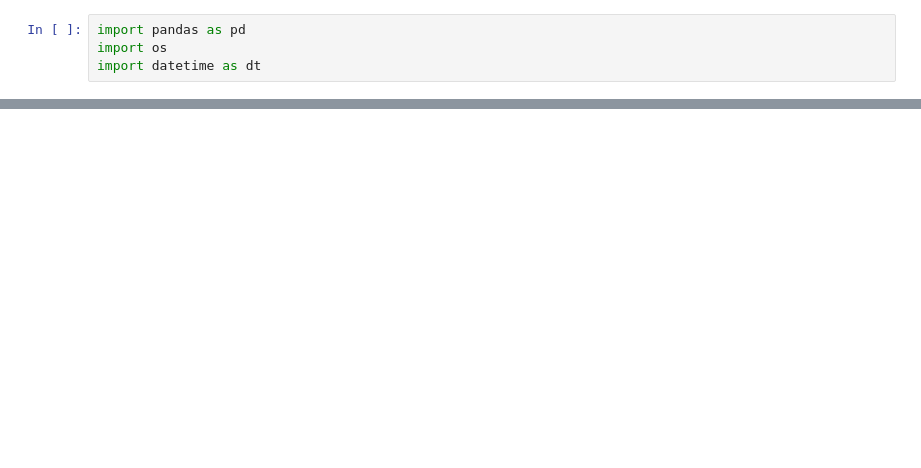
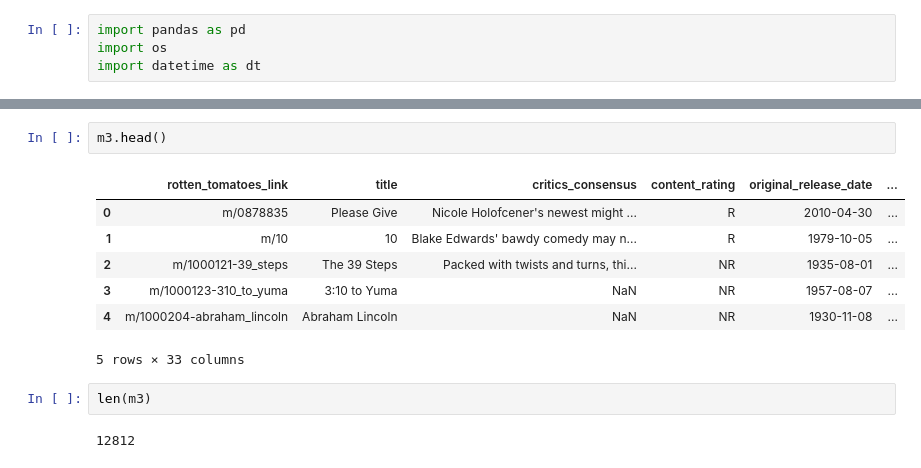
Before and after one commit to tnnixon/project2, a Jupyter notebook: movie_rating.ipynb, the cells around one changed output, grey strips where cells are left out. Saved outputs shown, nothing was run; the diff lists cells and outputs as text; blank space fills up the shorter version.

```diff
--- a/movie_rating.ipynb
+++ b/movie_rating.ipynb
@@ -179,0 +123,14 @@ df.head()
+# %%
+m3.head()
+# %% [output]
+|  | rotten_tomatoes_link | title | critics_consensus | content_rating | original_release_date | ... |
+| 0 | m/0878835 | Please Give | Nicole Holofcener's newest might ... | R | 2010-04-30 | ... |
+| 1 | m/10 | 10 | Blake Edwards' bawdy comedy may n... | R | 1979-10-05 | ... |
+| 2 | m/1000121-39_steps | The 39 Steps | Packed with twists and turns, thi... | NR | 1935-08-01 | ... |
+| 3 | m/1000123-310_to_yuma | 3:10 to Yuma | NaN | NR | 1957-08-07 | ... |
+| 4 | m/1000204-abraham_lincoln | Abraham Lincoln | NaN | NR | 1930-11-08 | ... |
+5 rows × 33 columns
+# %%
+len(m3)
+# %% [output]
+12812
```
Also changed, not shown: parts of 45 cells of this notebook, 6 other files.
